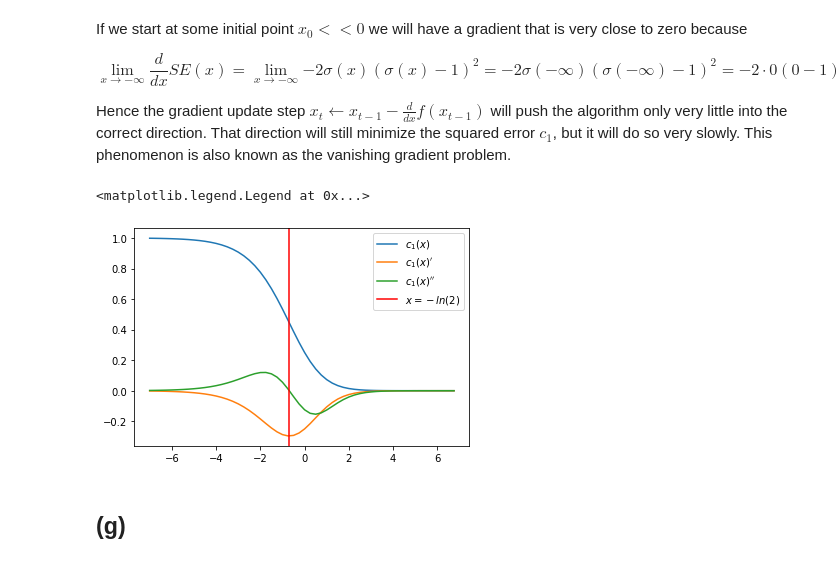
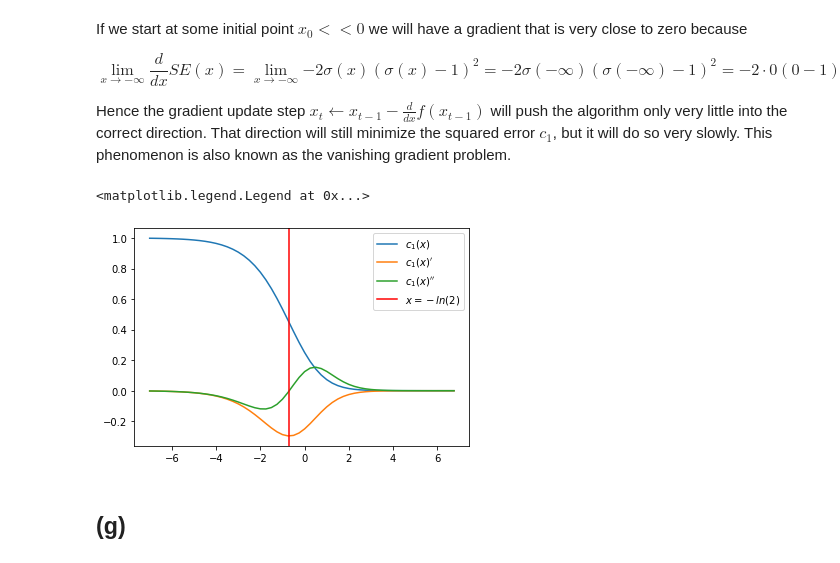
Before and after one commit to FabianGroeger96/mse-deep-learning, a Jupyter notebook: SW02/Exercise 2.ipynb, the cells around one changed output. Cells and saved outputs as stored; diff of their text form; code cells hidden in the pictures.

```diff
--- a/SW02/Exercise 2.ipynb
+++ b/SW02/Exercise 2.ipynb
@@ -107,22 +107,22 @@ Hence the gradient update step $x_{t}\leftarrow x_{t-1}-\frac{d}{dx}f(x_{t-1})$
 # %%
 def c1(x):
     return (sigmoid(x) - 1)**2
 
 def c1_prime(x):
     return -2*sigmoid(x)*(sigmoid(x)-1)**2
 
 def c1_prime_prime(x):
-    return sigmoid(x)*(sigmoid(x)-1)**2*(2-6*sigmoid(x))
+    return sigmoid(x)*(sigmoid(x)-1)**2*(6*sigmoid(x)-2)
 
 x_range = np.arange(-7, 7, .25)
 plt.plot(x_range, c1(x_range), label="$c_1(x)$")
 plt.plot(x_range, c1_prime(x_range), label="$c_1(x)^\prime$")
 plt.plot(x_range, c1_prime_prime(x_range), label="$c_1(x)^{\prime\prime}$")
 plt.axvline(-np.log(2), c="r", label="$x=-ln(2)$")
 plt.legend()
 # %% [output]
 <matplotlib.legend.Legend at 0x...>
-[figure, old version]
+[figure, new version]
 # %% [markdown]
 ## (g)
 # %% [markdown]
```
Also changed, not shown: parts of 1 cell of this notebook, 3 other files.
